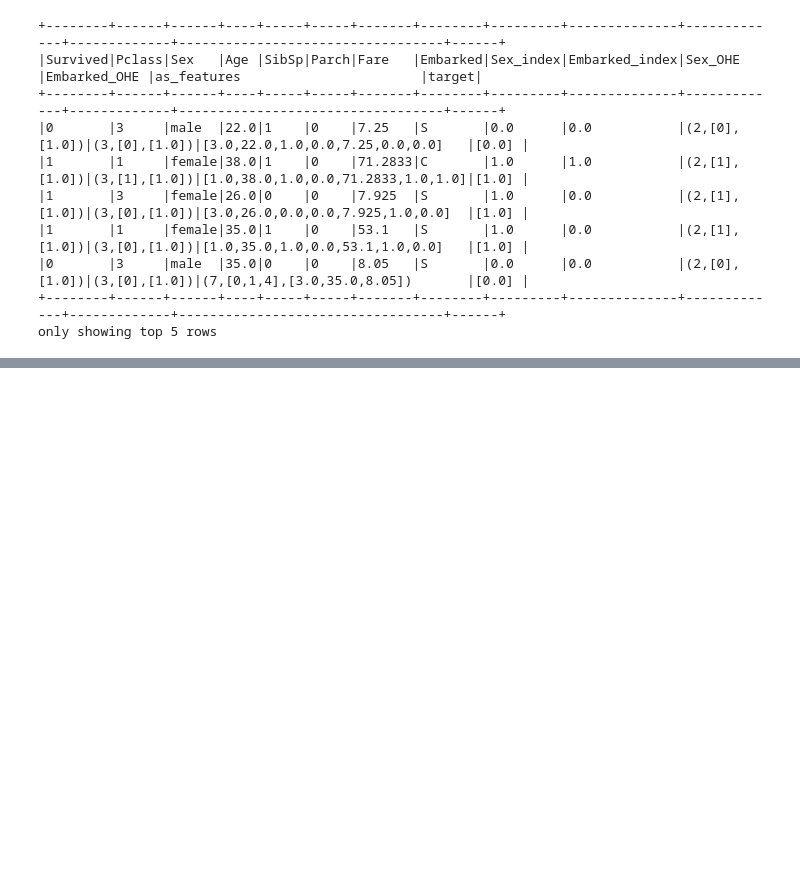
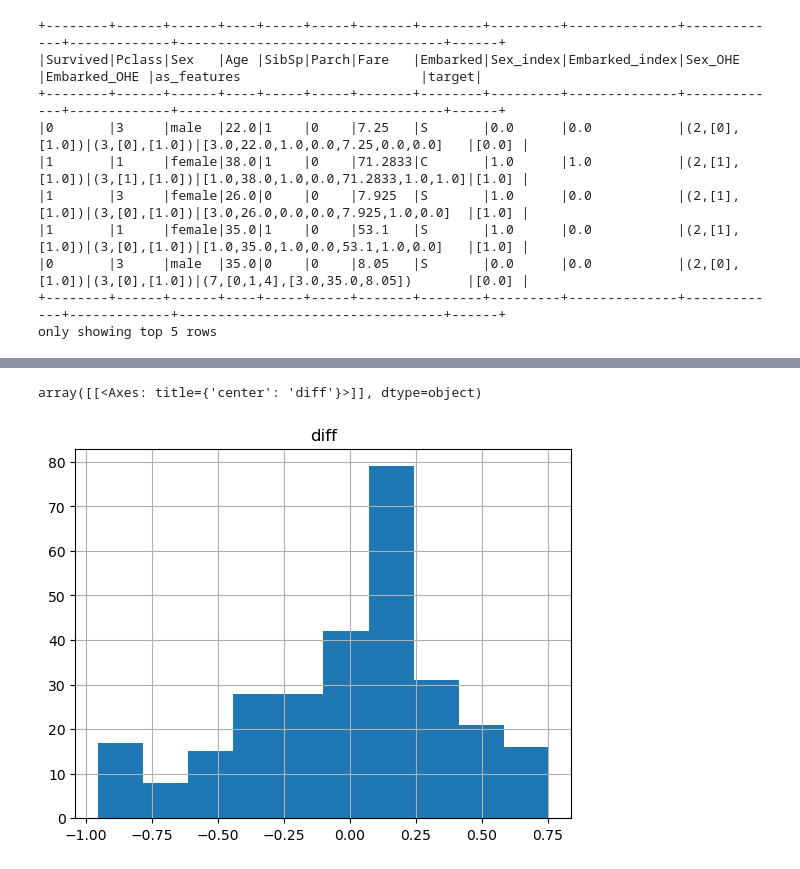
Before and after one commit to lukaszpochmara/ML, a Jupyter notebook: Untitled-3.ipynb, the cells around one changed output, grey strips where cells are left out. Saved outputs shown, nothing was run; the diff lists cells and outputs as text; code cells hidden in the pictures; blank space fills up the shorter version.

```diff
--- a/Untitled-3.ipynb
+++ b/Untitled-3.ipynb
@@ -407,0 +516,4 @@ only showing top 5 rows
+# %%
+target_mean = scaler_model.stages[1].mean[0]
+target_std = scaler_model.stages[1].std[0]
+predicted_train = predicted_train.withColumn("Prediction_rescaled",col('prediction') * target_std + target_mean)
@@ -407,0 +550,3 @@ only showing top 5 rows
+# %%
+predicted_test = lin_reg_model.transform(test)
+predicted_test.show(10)
@@ -407,0 +569,3 @@ only showing top 5 rows
+# %%
+predicted_test = predicted_test.withColumn("Prediction_rescaled",col('prediction') * target_std + target_mean)
+predicted_test.show(10)
@@ -407,0 +596,3 @@ only showing top 5 rows
+# %%
+diffs = predicted_test.withColumn("diff", col("Prediction_rescaled") - col(target_name)).select("diff")
+diffs.show(10)
@@ -407,0 +615,5 @@ only showing top 5 rows
+# %%
+diffs.toPandas().hist(bins=10)
+# %% [output]
+array([[<Axes: title={'center': 'diff'}>]], dtype=object)
+[figure, added]
```
Also changed, not shown: parts of 25 cells of this notebook.
